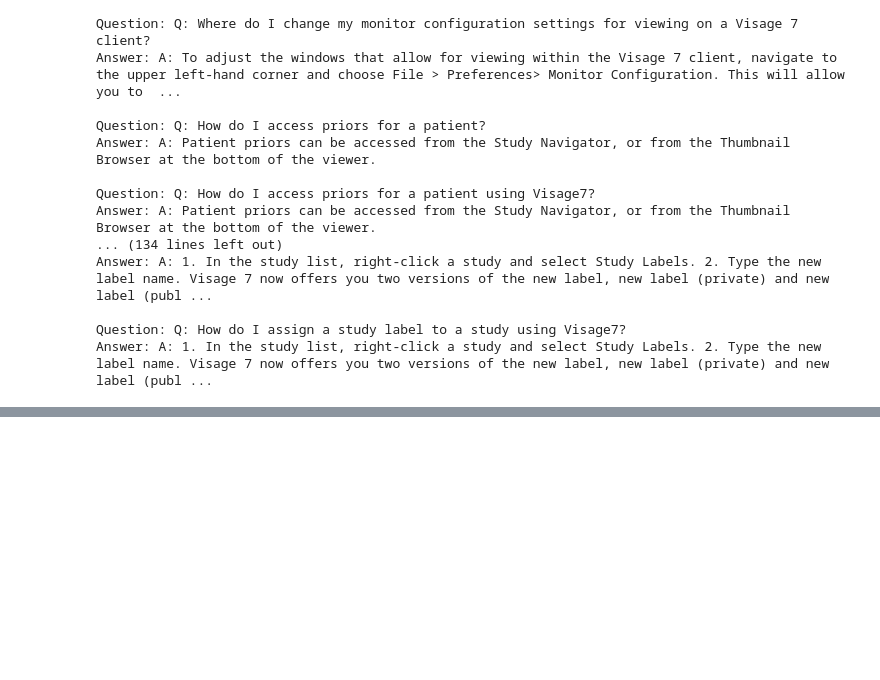
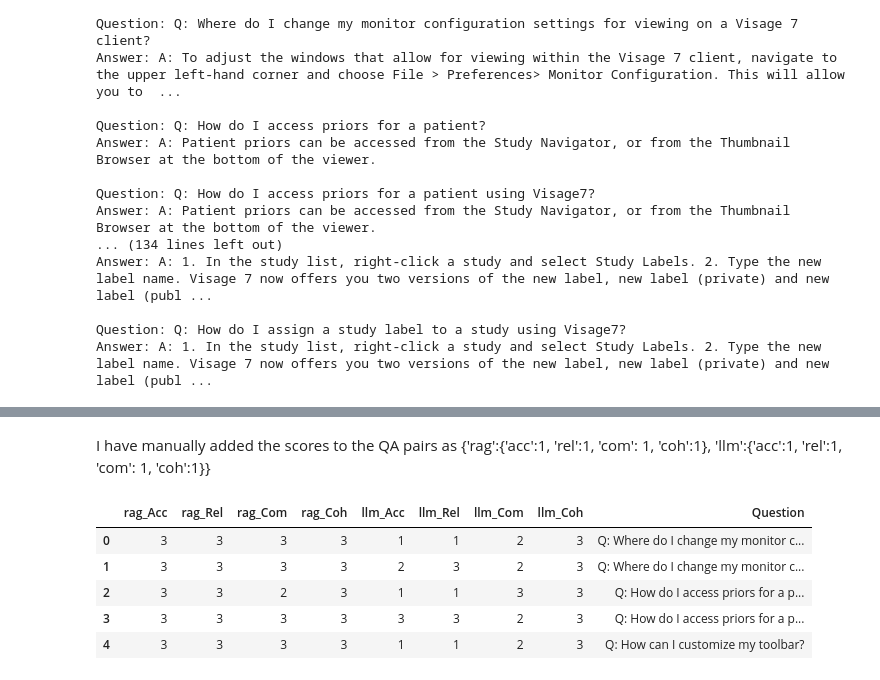
Before and after one commit to mille055/Chat_with_Docs, a Jupyter notebook: notebooks/process_question_list.ipynb, the cells around one changed output, grey strips where cells are left out. Saved outputs shown, nothing was run; the diff lists cells and outputs as text; code cells hidden in the pictures; blank space fills up the shorter version.

```diff
--- a/notebooks/process_question_list.ipynb
+++ b/notebooks/process_question_list.ipynb
@@ -158,3 +160,60 @@ for i, qa in enumerate(question_list):
 
 with open('../assets/output_file2.txt', 'w') as file:
     file.write(structured_output)
+# %% [markdown]
+I have manually added the scores to the QA pairs as {'rag':{'acc':1, 'rel':1, 'com': 1, 'coh':1}, 'llm':{'acc':1, 'rel':1, 'com': 1, 'coh':1}}
+# %%
+import re
+import ast
+
+# Function to extract dictionaries from a string
+def extract_dictionaries(text):
+    # Regular expression pattern to match dictionaries
+    pattern = r'\{.*?\}\}'
+    matches = re.findall(pattern, text, re.DOTALL)
+
+    dicts = []
+    for match in matches:
+        #print(match)
+        try:
+             # Convert the string representation to an actual dictionary
+            dict_match = ast.literal_eval(match)
+            dicts.append(dict_match)
+        except (SyntaxError, ValueError) as e:
+            print(f"Error parsing {match}: {e}")
+
+    return dicts
+
+# Read the text file
+with open('../assets/output_file2worksheet.txt', 'r') as file:
+    text = file.read()
+
+# Extract dictionaries
+dicts = extract_dictionaries(text)
+
+flattened_dicts = []
+for d in dicts:
+    flattened_dict = {
+        'rag_Acc': d['rag']['Acc'],
+        'rag_Rel': d['rag']['Rel'],
+        'rag_Com': d['rag']['Com'],
+        'rag_Coh': d['rag']['Coh'],
+        'llm_Acc': d['llm']['Acc'],
+        'llm_Rel': d['llm']['Rel'],
+        'llm_Com': d['llm']['Com'],
+        'llm_Coh': d['llm']['Coh']
+    }
+    flattened_dicts.append(flattened_dict)
+
+# Convert to DataFrame
+df = pd.DataFrame(flattened_dicts)
+df['Question'] = question_list
+# Display the DataFrame
+df.head()
+# %% [output]
+|  | rag_Acc | rag_Rel | rag_Com | rag_Coh | llm_Acc | llm_Rel | llm_Com | llm_Coh | Question |
+| 0 | 3 | 3 | 3 | 3 | 1 | 1 | 2 | 3 | Q: Where do I change my monitor c... |
+| 1 | 3 | 3 | 3 | 3 | 2 | 3 | 2 | 3 | Q: Where do I change my monitor c... |
+| 2 | 3 | 3 | 2 | 3 | 1 | 1 | 3 | 3 | Q: How do I access priors for a p... |
+| 3 | 3 | 3 | 3 | 3 | 3 | 3 | 2 | 3 | Q: How do I access priors for a p... |
+| 4 | 3 | 3 | 3 | 3 | 1 | 1 | 2 | 3 | Q: How can I customize my toolbar? |
```
Also changed, not shown: parts of 6 cells of this notebook, 1 other file.
